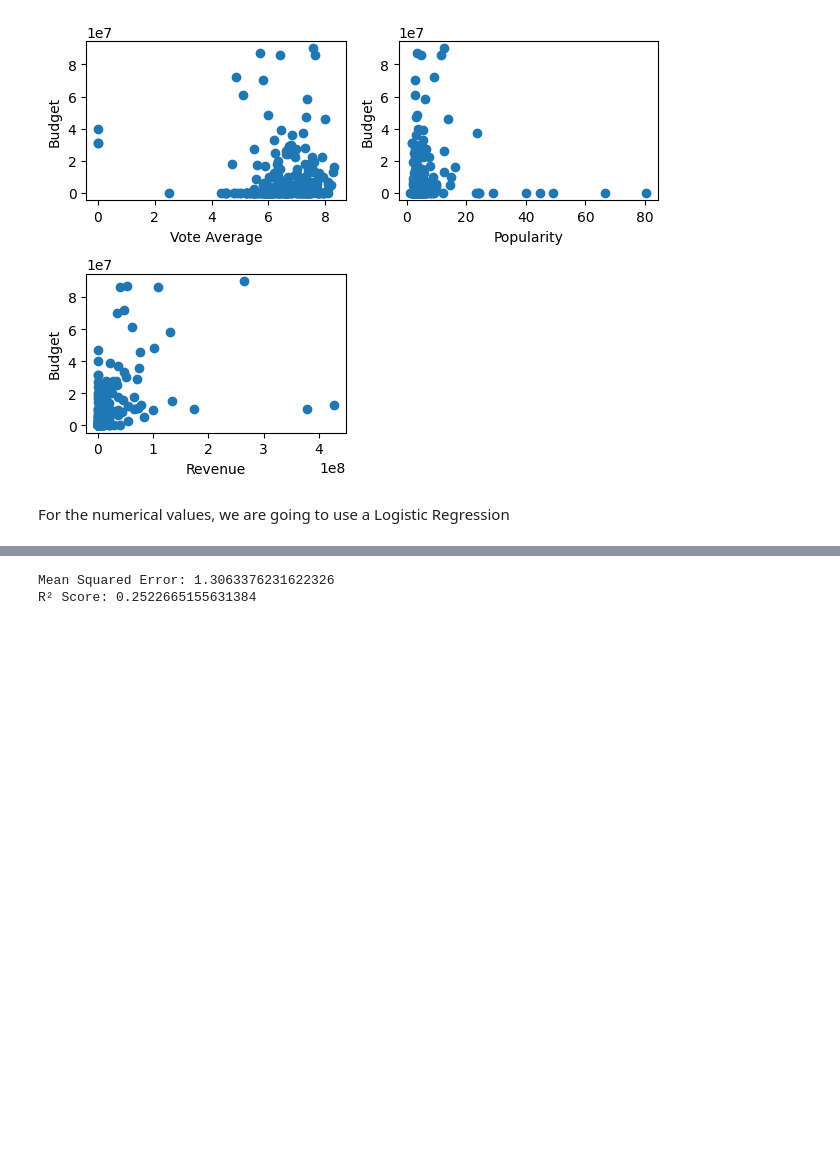
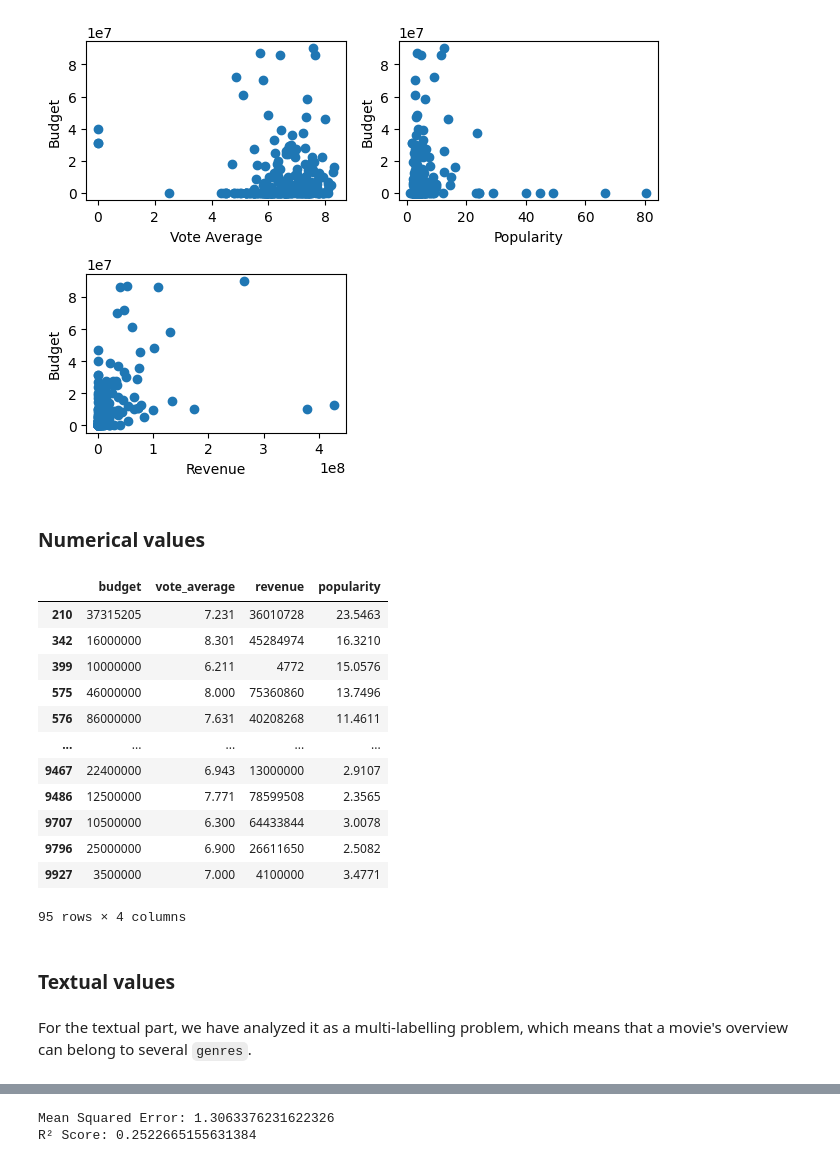
Before and after one commit to 0zzone/machine-learning-efrei-s8, a Jupyter notebook: tmdb.ipynb, the cells around one changed output, grey strips where cells are left out. Saved outputs shown, nothing was run; the diff lists cells and outputs as text; code cells hidden in the pictures; blank space fills up the shorter version.

```diff
--- a/tmdb.ipynb
+++ b/tmdb.ipynb
@@ -147,5 +155,37 @@ plt.tight_layout()
 plt.show()
 # %% [output]
 [figure]
-# %% [markdown]
-For the numerical values, we are going to use a Logistic Regression
+# %% [markdown]
+### Numerical values
+# %%
+filtered_num_df = fr_data[(fr_data['revenue'] > 0) & (fr_data['budget'] > 0)] # Some movies do not have revenue or budget data
+numerical_num_df = filtered_num_df[["budget", "vote_average", "revenue", "popularity"]] # Extracting numerical columns
+
+# TODO: std after splitting into train and test sets
+scaler = StandardScaler()
+df_standardized_numerical = pd.DataFrame(scaler.fit_transform(numerical_num_df), columns=numerical_num_df.columns) # Standardizing the numerical features
+
+X = df_standardized_numerical[['revenue', 'vote_average', 'popularity']]
+y = df_standardized_numerical['budget']
+
+X_train, X_test, y_train, y_test = train_test_split(X, y, test_size=0.2, random_state=42)
+
+numerical_num_df
+# %% [output]
+|  | budget | vote_average | revenue | popularity |
+| 210 | 37315205 | 7.231 | 36010728 | 23.5463 |
+| 342 | 16000000 | 8.301 | 45284974 | 16.3210 |
+| 399 | 10000000 | 6.211 | 4772 | 15.0576 |
+| 575 | 46000000 | 8.000 | 75360860 | 13.7496 |
+| 576 | 86000000 | 7.631 | 40208268 | 11.4611 |
+| ... | ... | ... | ... | ... |
+| 9467 | 22400000 | 6.943 | 13000000 | 2.9107 |
+| 9486 | 12500000 | 7.771 | 78599508 | 2.3565 |
+| 9707 | 10500000 | 6.300 | 64433844 | 3.0078 |
+| 9796 | 25000000 | 6.900 | 26611650 | 2.5082 |
+| 9927 | 3500000 | 7.000 | 4100000 | 3.4771 |
+95 rows × 4 columns
+# %% [markdown]
+### Textual values
+# %% [markdown]
+For the textual part, we have analyzed it as a multi-labelling problem, which means that a movie's overview can belong to several `genres`.
```
Also changed, not shown: parts of 21 cells of this notebook.
